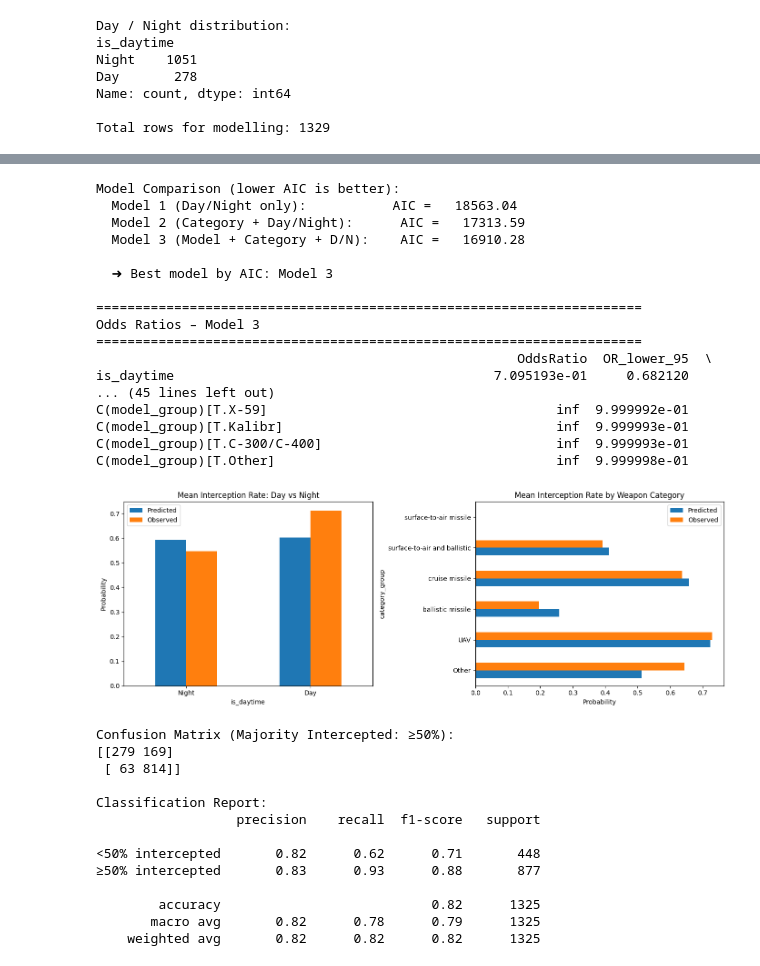
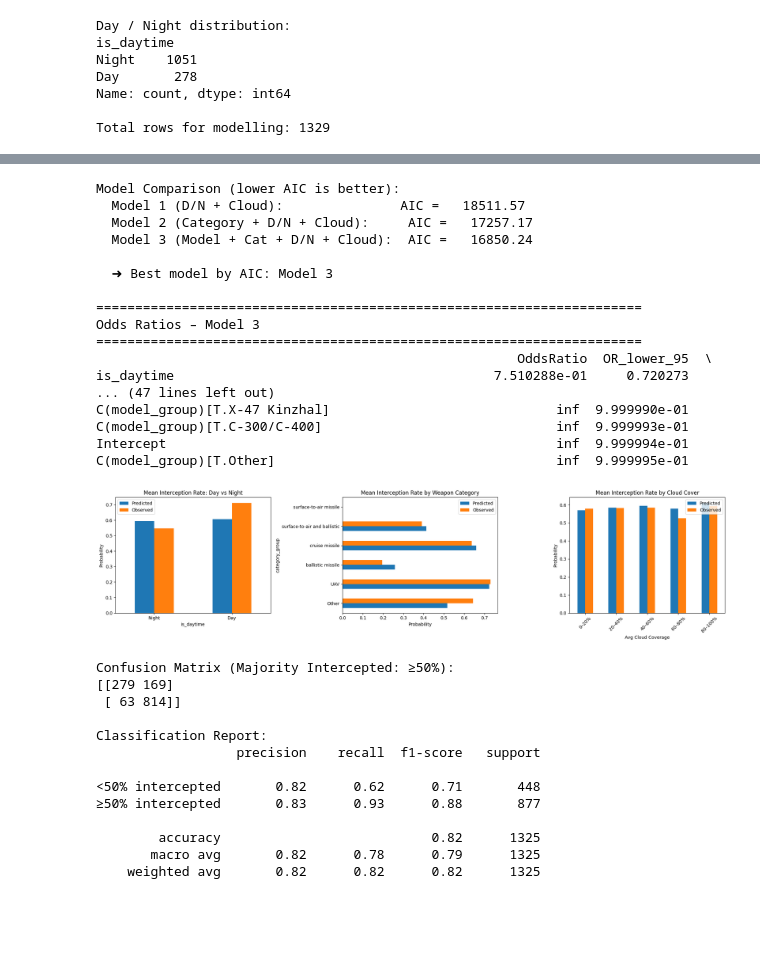
Before and after one commit to ajsween/aii-600-midterm, a Jupyter notebook: aii-600-midterm-ukraine-attack-analysis.ipynb, the cells around one changed output, grey strips where cells are left out. Drawn from its saved outputs; the diff is of its cells as text; code cells hidden in the pictures; blank space fills up the shorter version.

```diff
--- a/aii-600-midterm-ukraine-attack-analysis.ipynb
+++ b/aii-600-midterm-ukraine-attack-analysis.ipynb
@@ -446,4 +613,5 @@ Final GLM dataset: 1325 rows
 # %%
+
 # -------------------------------------------------------------------
 # Step 6 – Fit Binomial Logistic Regression (GLM)
 # -------------------------------------------------------------------
@@ -451,12 +619,12 @@ Final GLM dataset: 1325 rows
 # Encode categoricals for the formula interface
 # We use C() notation so statsmodels treats them as categorical
 
-# Model 1: Day/Night only
+# Model 1: Day/Night + Cloud Coverage
 print('='*70)
-print('MODEL 1: Day/Night indicator only')
+print('MODEL 1: Day/Night + Cloud Coverage')
 print('='*70)
 model1 = smf.glm(
-    'destroyed + not_destroyed ~ is_daytime',
+    'destroyed + not_destroyed ~ is_daytime + avg_cloud_coverage',
     data=glm_df,
     family=sm.families.Binomial()
 ).fit()
@@ -485,10 +653,11 @@ Deviance: 15655.15
 # %%
-# Model 2: Category + Day/Night
+
+# Model 2: Category + Day/Night + Cloud Coverage
 print('='*70)
-print('MODEL 2: Category + Day/Night')
+print('MODEL 2: Category + Day/Night + Cloud Coverage')
 print('='*70)
 model2 = smf.glm(
-    'destroyed + not_destroyed ~ C(category_group) + is_daytime',
+    'destroyed + not_destroyed ~ C(category_group) + is_daytime + avg_cloud_coverage',
     data=glm_df,
     family=sm.families.Binomial()
 ).fit()
@@ -517,10 +686,11 @@ Deviance: 14395.71
 # %%
-# Model 3: Full model – Model group + Category + Day/Night
+
+# Model 3: Full model – Model group + Category + Day/Night + Cloud Coverage
 print('='*70)
-print('MODEL 3: Full model – Model group + Category + Day/Night')
+print('MODEL 3: Full model – Model group + Category + Day/Night + Cloud Coverage')
 print('='*70)
 model3 = smf.glm(
-    'destroyed + not_destroyed ~ C(model_group) + C(category_group) + is_daytime',
+    'destroyed + not_destroyed ~ C(model_group) + C(category_group) + is_daytime + avg_cloud_coverage',
     data=glm_df,
     family=sm.families.Binomial()
 ).fit()
@@ -549,13 +719,14 @@ Deviance: 13958.40
 # %%
+
 # -------------------------------------------------------------------
 # Step 7 – Model comparison & evaluation
 # -------------------------------------------------------------------
 
 # AIC comparison
 print('Model Comparison (lower AIC is better):')
-print(f'  Model 1 (Day/Night only):           AIC = {model1.aic:>10.2f}')
-print(f'  Model 2 (Category + Day/Night):      AIC = {model2.aic:>10.2f}')
-print(f'  Model 3 (Model + Category + D/N):    AIC = {model3.aic:>10.2f}')
+print(f'  Model 1 (D/N + Cloud):               AIC = {model1.aic:>10.2f}')
+print(f'  Model 2 (Category + D/N + Cloud):     AIC = {model2.aic:>10.2f}')
+print(f'  Model 3 (Model + Cat + D/N + Cloud):  AIC = {model3.aic:>10.2f}')
 
 best_model = min([(model1, 'Model 1'), (model2, 'Model 2'), (model3, 'Model 3')],
                  key=lambda x: x[0].aic)
@@ -573,9 +744,9 @@ odds_df['p_value'] = best_model[0].pvalues
 print(odds_df.sort_values('p_value'))
 # %% [output]
 Model Comparison (lower AIC is better):
-  Model 1 (Day/Night only):           AIC =   18563.04
-  Model 2 (Category + Day/Night):      AIC =   17313.59
-  Model 3 (Model + Category + D/N):    AIC =   16910.28
+  Model 1 (D/N + Cloud):               AIC =   18511.57
+  Model 2 (Category + D/N + Cloud):     AIC =   17257.17
+  Model 3 (Model + Cat + D/N + Cloud):  AIC =   16850.24
 
   ➜ Best model by AIC: Model 3
 
@@ -583,46 +754,64 @@ Model Comparison (lower AIC is better):
 Odds Ratios – Model 3
 ======================================================================
                                                       OddsRatio  OR_lower_95  \
-is_daytime                                         7.095193e-01     0.682120
-... (45 lines left out)
-C(model_group)[T.X-59]                                     inf  9.999992e-01
-C(model_group)[T.Kalibr]                                   inf  9.999993e-01
+is_daytime                                         7.510288e-01     0.720273
+... (47 lines left out)
+C(model_group)[T.X-47 Kinzhal]                             inf  9.999990e-01
 C(model_group)[T.C-300/C-400]                              inf  9.999993e-01
-C(model_group)[T.Other]                                    inf  9.999998e-01
+Intercept                                                  inf  9.999994e-01
+C(model_group)[T.Other]                                    inf  9.999995e-01
 # %%
+
 # -------------------------------------------------------------------
 # Predicted interception probability vs observed – visual check
 # -------------------------------------------------------------------
 glm_df['predicted_prob'] = best_model[0].predict(glm_df)
 glm_df['observed_rate']  = glm_df['destroyed'] / glm_df['launched']
 
-fig, axes = plt.subplots(1, 2, figsize=(14, 5))
+fig, axes = plt.subplots(1, 3, figsize=(20, 5))
 
 # -- Panel A: by day/night --
 day_night_pred = glm_df.groupby('is_daytime').agg(
     mean_predicted=('predicted_prob', 'mean'),
     mean_observed=('observed_rate', 'mean')
 )
 day_night_pred.index = day_night_pred.index.map({0: 'Night', 1: 'Day'})
 day_night_pred.plot.bar(ax=axes[0], rot=0, color=['#1f77b4', '#ff7f0e'])
 axes[0].set_title('Mean Interception Rate: Day vs Night')
 axes[0].set_ylabel('Probability')
 axes[0].legend(['Predicted', 'Observed'])
 
 # -- Panel B: by weapon category --
 cat_pred = glm_df.groupby('category_group').agg(
     mean_predicted=('predicted_prob', 'mean'),
     mean_observed=('observed_rate', 'mean')
 )
 cat_pred.plot.barh(ax=axes[1], color=['#1f77b4', '#ff7f0e'])
 axes[1].set_title('Mean Interception Rate by Weapon Category')
 axes[1].set_xlabel('Probability')
 axes[1].legend(['Predicted', 'Observed'])
 
+# -- Panel C: by cloud cover bins --
+glm_df['cloud_bin'] = pd.cut(
+    glm_df['avg_cloud_coverage'],
+    bins=[0, 20, 40, 60, 80, 100],
+    labels=['0–20%', '20–40%', '40–60%', '60–80%', '80–100%'],
+    include_lowest=True
+)
+cloud_pred = glm_df.groupby('cloud_bin', observed=False).agg(
+    mean_predicted=('predicted_prob', 'mean'),
+    mean_observed=('observed_rate', 'mean')
+)
+cloud_pred.plot.bar(ax=axes[2], rot=45, color=['#1f77b4', '#ff7f0e'])
+axes[2].set_title('Mean Interception Rate by Cloud Cover')
+axes[2].set_xlabel('Avg Cloud Coverage')
+axes[2].set_ylabel('Probability')
+axes[2].legend(['Predicted', 'Observed'])
+
 plt.tight_layout()
 plt.show()
 # %% [output]
-[figure, old version]
+[figure, new version]
 # %%
 # -------------------------------------------------------------------
 # Confusion matrix (binary: >50% intercepted vs ≤50%)
```
Also changed, not shown: parts of 11 cells of this notebook, 1 other file.
